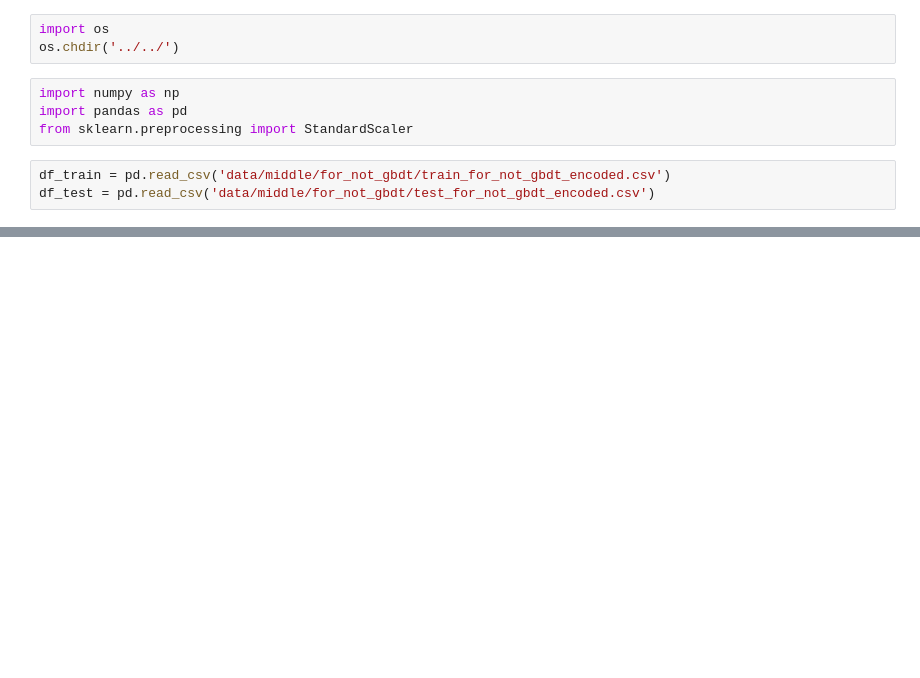
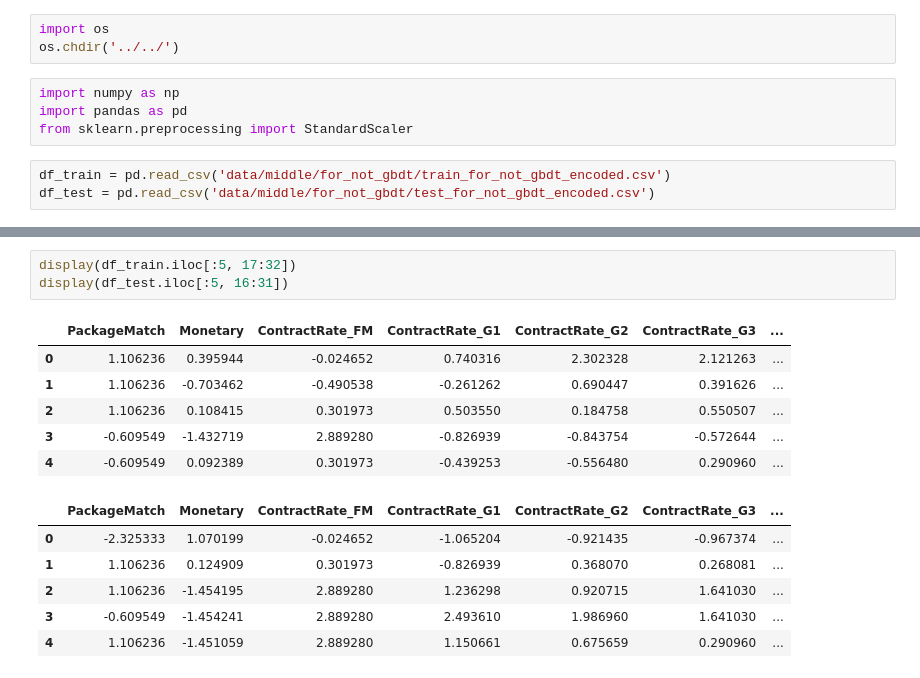
Before and after one commit to RickHub0115/SIGNATE-Summer-Cup-2024, a Jupyter notebook: scr/feature_for_not_gbdt/scaled_for_not_gbdt.ipynb, the cells around one changed output, grey strips where cells are left out. Saved outputs shown, nothing was run; the diff lists cells and outputs as text; blank space fills up the shorter version.

```diff
--- a/scr/feature_for_not_gbdt/scaled_for_not_gbdt.ipynb
+++ b/scr/feature_for_not_gbdt/scaled_for_not_gbdt.ipynb
@@ -54,0 +66,16 @@ for col in columns:
+# %%
+display(df_train.iloc[:5, 17:32])
+display(df_test.iloc[:5, 16:31])
+# %% [output]
+|  | PackageMatch | Monetary | ContractRate_FM | ContractRate_G1 | ContractRate_G2 | ContractRate_G3 | ... |
+| 0 | 1.106236 | 0.395944 | -0.024652 | 0.740316 | 2.302328 | 2.121263 | ... |
+| 1 | 1.106236 | -0.703462 | -0.490538 | -0.261262 | 0.690447 | 0.391626 | ... |
+| 2 | 1.106236 | 0.108415 | 0.301973 | 0.503550 | 0.184758 | 0.550507 | ... |
+| 3 | -0.609549 | -1.432719 | 2.889280 | -0.826939 | -0.843754 | -0.572644 | ... |
+| 4 | -0.609549 | 0.092389 | 0.301973 | -0.439253 | -0.556480 | 0.290960 | ... |
+|  | PackageMatch | Monetary | ContractRate_FM | ContractRate_G1 | ContractRate_G2 | ContractRate_G3 | ... |
+| 0 | -2.325333 | 1.070199 | -0.024652 | -1.065204 | -0.921435 | -0.967374 | ... |
+| 1 | 1.106236 | 0.124909 | 0.301973 | -0.826939 | 0.368070 | 0.268081 | ... |
+| 2 | 1.106236 | -1.454195 | 2.889280 | 1.236298 | 0.920715 | 1.641030 | ... |
+| 3 | -0.609549 | -1.454241 | 2.889280 | 2.493610 | 1.986960 | 1.641030 | ... |
+| 4 | 1.106236 | -1.451059 | 2.889280 | 1.150661 | 0.675659 | 0.290960 | ... |
```
Also changed, not shown: parts of 9 cells of this notebook, 3 other files.
